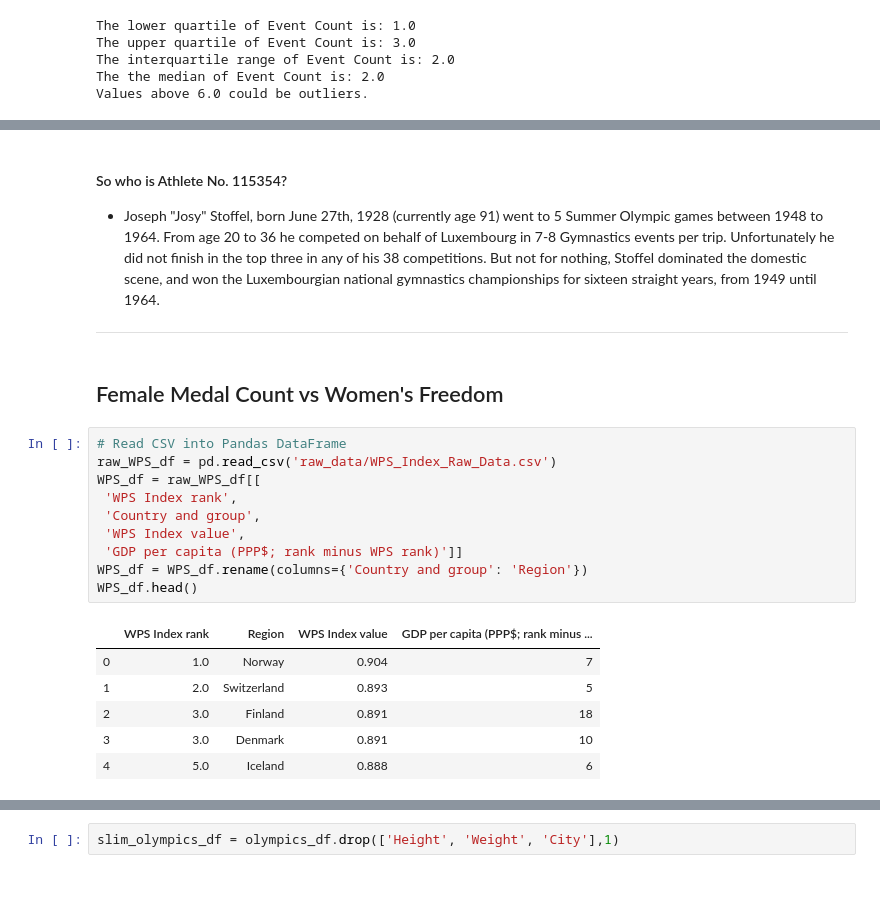
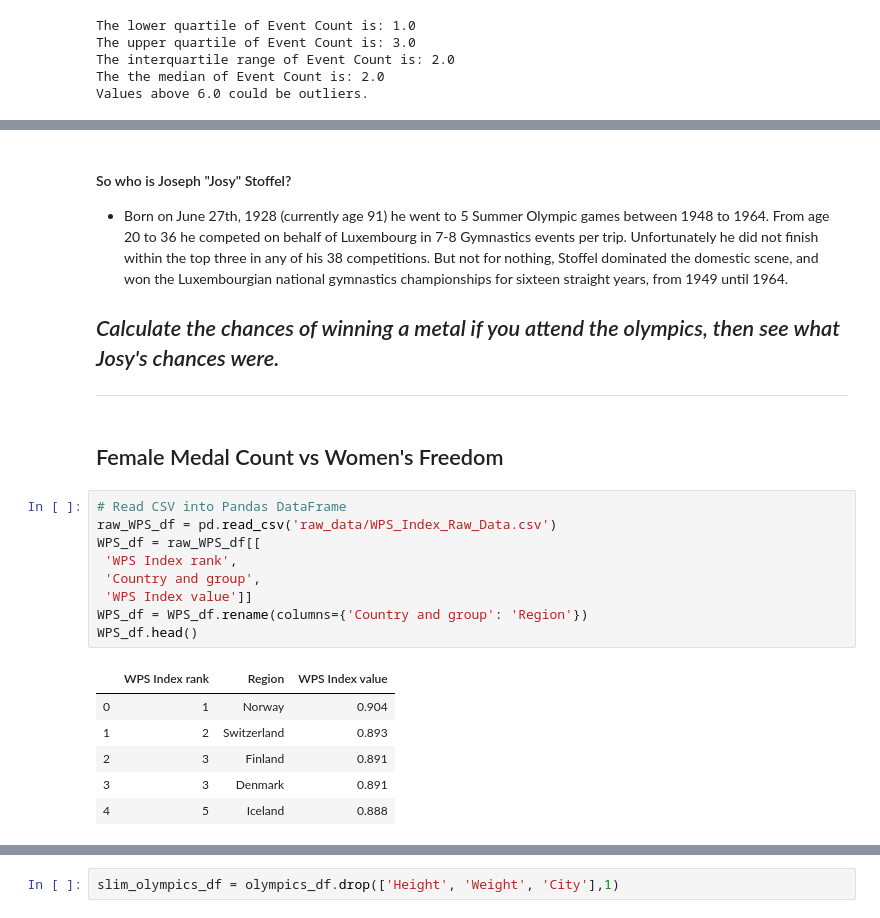
Before and after one commit to shashanksheth/project-dividebyzero, a Jupyter notebook: Warren_working.ipynb, the cells around one changed output, grey strips where cells are left out. Drawn from its saved outputs; the diff is of its cells as text; blank space fills up the shorter version.

```diff
--- a/Warren_working.ipynb
+++ b/Warren_working.ipynb
@@ -147,26 +147,27 @@ plt.show()
 # %% [markdown]
-#### So who is Athlete No. 115354?
-* Joseph "Josy" Stoffel, born June 27th, 1928 (currently age 91) went to 5 Summer Olympic games between 1948 to 1964.  From age 20 to 36 he competed on behalf of Luxembourg in 7-8 Gymnastics events per trip. Unfortunately he did not finish in the top three in any of his 38 competitions. But not for nothing, Stoffel dominated the domestic scene, and won the Luxembourgian national gymnastics championships for sixteen straight years, from 1949 until 1964.
+#### So who is Joseph "Josy" Stoffel?
+* Born on June 27th, 1928 (currently age 91) he went to 5 Summer Olympic games between 1948 to 1964.  From age 20 to 36 he competed on behalf of Luxembourg in 7-8 Gymnastics events per trip. Unfortunately he did not finish within the top three in any of his 38 competitions. But not for nothing, Stoffel dominated the domestic scene, and won the Luxembourgian national gymnastics championships for sixteen straight years, from 1949 until 1964.
+
+## *Calculate the chances of winning a metal if you attend the olympics, then see what Josy's chances were.*
 ---
 # %% [markdown]
 ## Female Medal Count vs Women's Freedom
 # %%
 # Read CSV into Pandas DataFrame
 raw_WPS_df = pd.read_csv('raw_data/WPS_Index_Raw_Data.csv')
 WPS_df = raw_WPS_df[[
  'WPS Index rank',
  'Country and group',
- 'WPS Index value',
- 'GDP per capita (PPP$; rank minus WPS rank)']]
+ 'WPS Index value']]
 WPS_df = WPS_df.rename(columns={'Country and group': 'Region'})
 WPS_df.head()
 # %% [output]
-|  | WPS Index rank | Region | WPS Index value | GDP per capita (PPP$; rank minus ... |
-| 0 | 1.0 | Norway | 0.904 | 7 |
-| 1 | 2.0 | Switzerland | 0.893 | 5 |
-| 2 | 3.0 | Finland | 0.891 | 18 |
-| 3 | 3.0 | Denmark | 0.891 | 10 |
-| 4 | 5.0 | Iceland | 0.888 | 6 |
+|  | WPS Index rank | Region | WPS Index value |
+| 0 | 1 | Norway | 0.904 |
+| 1 | 2 | Switzerland | 0.893 |
+| 2 | 3 | Finland | 0.891 |
+| 3 | 3 | Denmark | 0.891 |
+| 4 | 5 | Iceland | 0.888 |
 # %%
 WPS_df = WPS_df.dropna(how='all')
 WPS_df.head(20)
```
Also changed, not shown: parts of 51 cells of this notebook, 6 other files.
